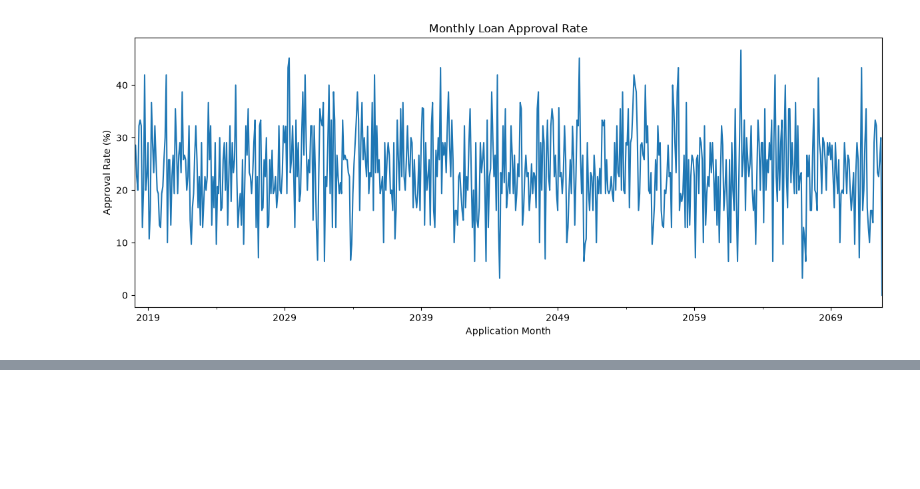
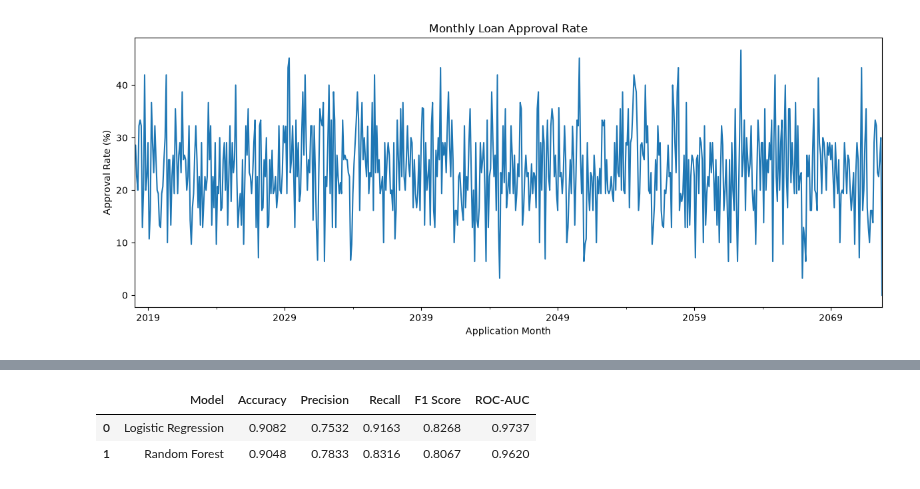
Before and after one commit to AtanuHacks/LoanIQ, a Jupyter notebook: notebooks/LoanIQ_Analysis.ipynb, the cells around one changed output, grey strips where cells are left out. Drawn from its saved outputs; the diff is of its cells as text; code cells hidden in the pictures; blank space fills up the shorter version.

Commit message:
Complete feature analysis and establish ML baselines

```diff
--- a/notebooks/LoanIQ_Analysis.ipynb
+++ b/notebooks/LoanIQ_Analysis.ipynb
@@ -472,0 +830,16 @@ plt.show()
+# %%
+from sklearn.ensemble import RandomForestClassifier
+
+rf_model = Pipeline([
+    ("preprocessor", preprocessor),
+    ("classifier", RandomForestClassifier(
+        n_estimators=300,
+        random_state=42,
+        class_weight="balanced",
+        n_jobs=-1
+    ))
+])
+
+rf_model.fit(X_train, y_train)
+
+print("Random Forest trained successfully.")
@@ -472,0 +848,17 @@ plt.show()
+# %%
+rf_pred = rf_model.predict(X_test)
+rf_prob = rf_model.predict_proba(X_test)[:, 1]
+
+rf_results = {
+    "Model": "Random Forest",
+    "Accuracy": accuracy_score(y_test, rf_pred),
+    "Precision": precision_score(y_test, rf_pred),
+    "Recall": recall_score(y_test, rf_pred),
+    "F1 Score": f1_score(y_test, rf_pred),
+    "ROC-AUC": roc_auc_score(y_test, rf_prob)
+}
+
+print(rf_results)
+
+print("\nClassification Report:")
+print(classification_report(y_test, rf_pred))
@@ -472,0 +877,13 @@ plt.show()
+# %%
+import pandas as pd
+
+model_comparison = pd.DataFrame([
+    baseline_results,
+    rf_results
+])
+
+model_comparison.round(4)
+# %% [output]
+|  | Model | Accuracy | Precision | Recall | F1 Score | ROC-AUC |
+| 0 | Logistic Regression | 0.9082 | 0.7532 | 0.9163 | 0.8268 | 0.9737 |
+| 1 | Random Forest | 0.9048 | 0.7833 | 0.8316 | 0.8067 | 0.9620 |
```
Also changed, not shown: parts of 20 cells of this notebook.
